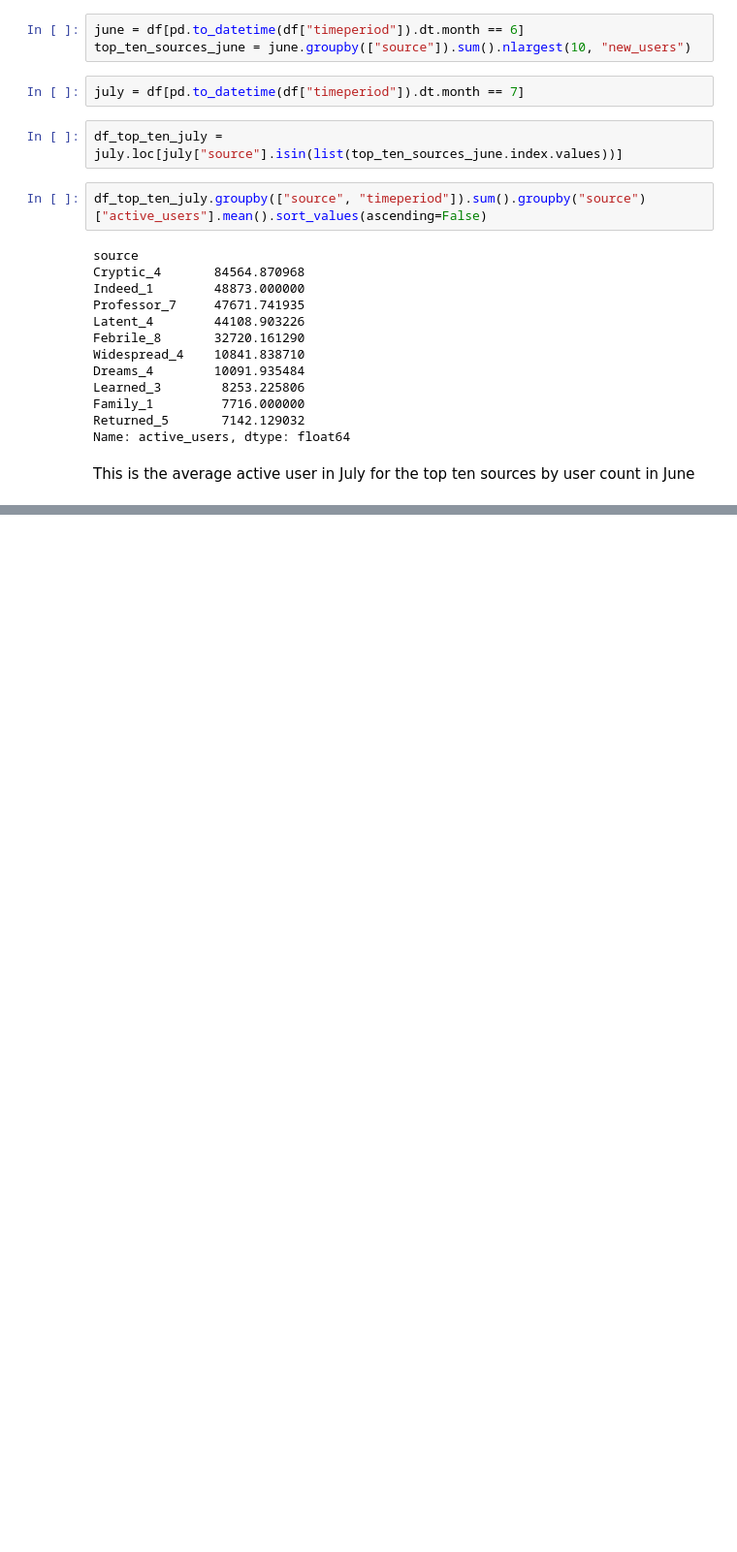
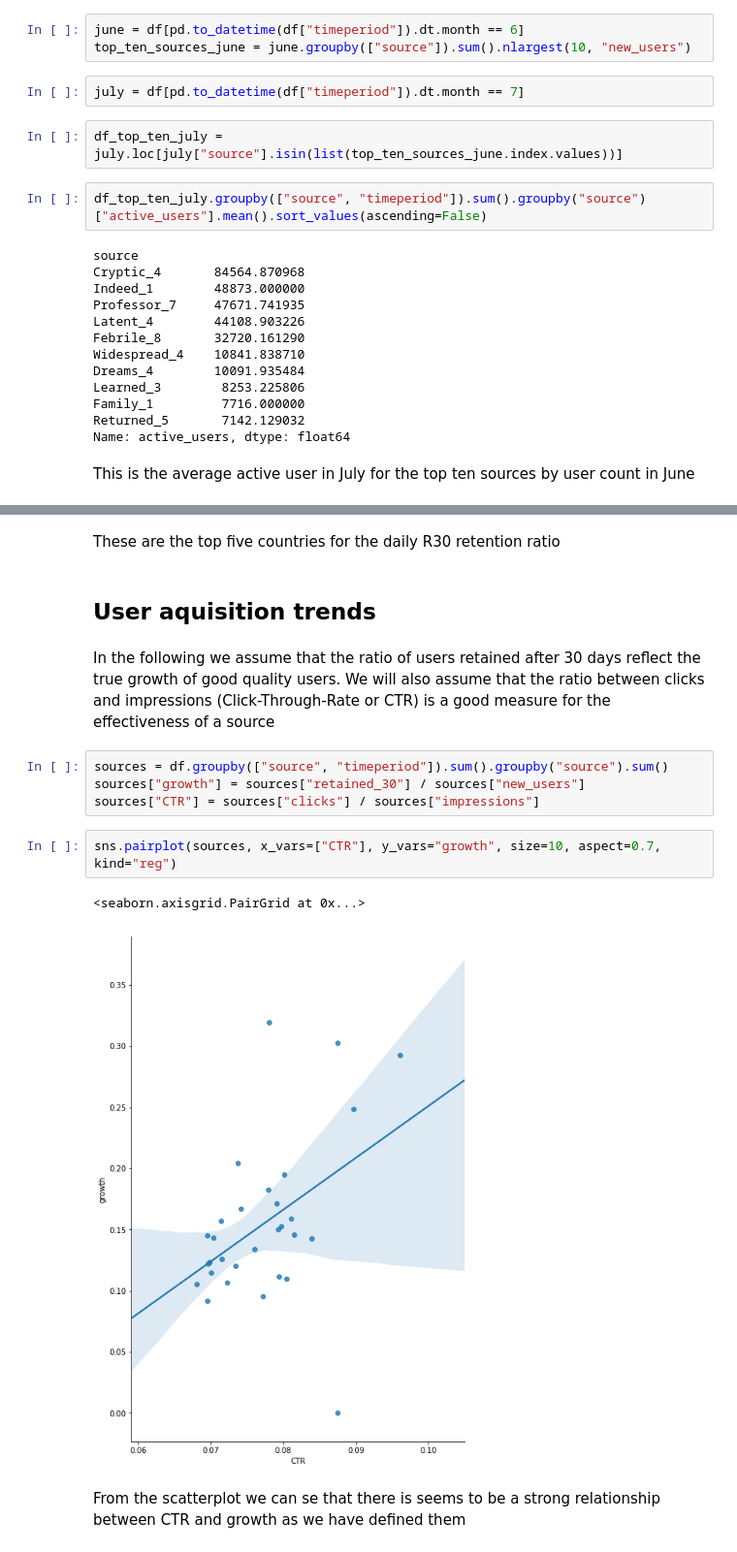
Before and after one commit to Kiiwi/Opera, a Jupyter notebook: Report.ipynb, the cells around one changed output, grey strips where cells are left out. Shown at 97% size. Cells and saved outputs as stored; diff of their text form; blank space fills up the shorter version.

```diff
--- a/Report.ipynb
+++ b/Report.ipynb
@@ -101,0 +133,17 @@ This is the average active user in July for the top ten sources by user count in
+# %% [markdown]
+These are the top five countries for the daily R30 retention ratio
+# %% [markdown]
+## User aquisition trends
+# %% [markdown]
+In the following we assume that the ratio of users retained after 30 days reflect the true growth of good quality users. We will also assume that the ratio between clicks and impressions (Click-Through-Rate or CTR) is a good measure for the effectiveness of a source
+# %%
+sources = df.groupby(["source", "timeperiod"]).sum().groupby("source").sum()
+sources["growth"] = sources["retained_30"] / sources["new_users"]
+sources["CTR"] = sources["clicks"] / sources["impressions"]
+# %%
+sns.pairplot(sources, x_vars=["CTR"], y_vars="growth", size=10, aspect=0.7, kind="reg")
+# %% [output]
+<seaborn.axisgrid.PairGrid at 0x...>
+[figure, added]
+# %% [markdown]
+From the scatterplot we can se that there is seems to be a strong relationship between CTR and growth as we have defined them
```
Also changed, not shown: parts of 19 cells of this notebook, 3 other files.
